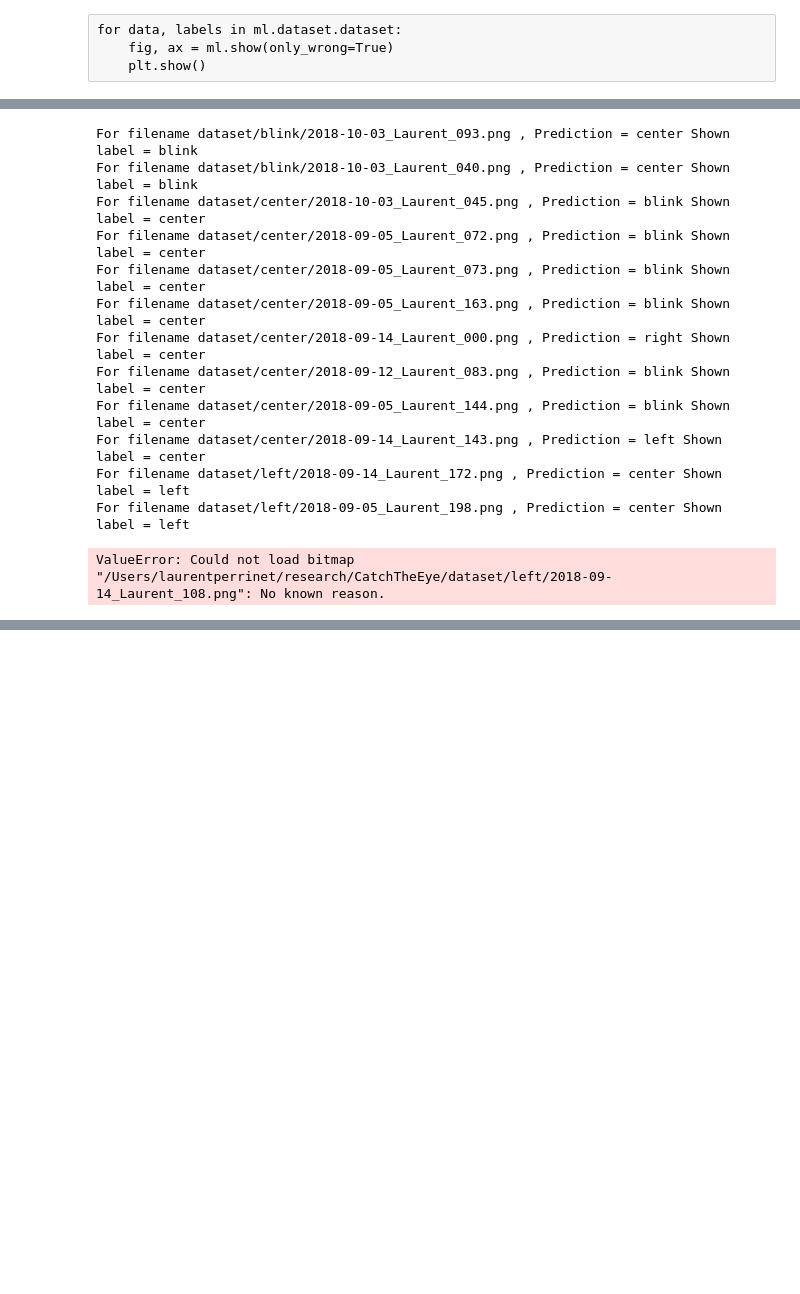
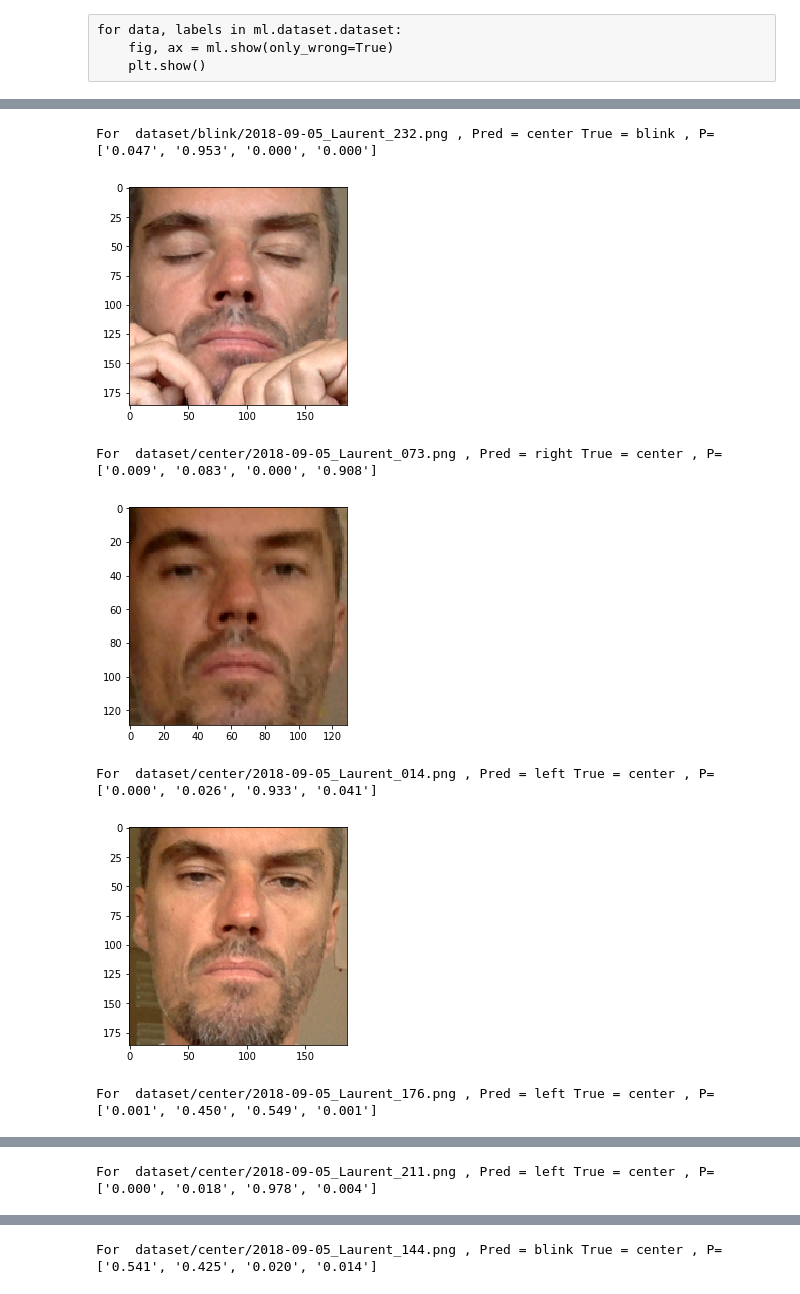
Before and after one commit to laurentperrinet/CatchTheEye, a Jupyter notebook: B_training the model.ipynb, the cells around one changed output, grey strips where cells are left out. Drawn from its saved outputs; the diff is of its cells as text; code cells hidden in the pictures; blank space fills up the shorter version.

```diff
--- a/B_training the model.ipynb
+++ b/B_training the model.ipynb
@@ -127,9 +129,3 @@ from gaze import init
 epochs = 400
 args = init(verbose=0, epochs=epochs)
 path = '_Regard_400.pt'
-# %%
-from gaze import init
-epochs = 140
-args = init(verbose=1, epochs=epochs)
-print('Parameters=', args)
-path = '_Regard_dropout.pt'
@@ -180,27 +174,23 @@ for data, labels in ml.dataset.dataset:
 # %%
 import time
 from gaze import FaceExtractor
 FE = FaceExtractor()
 timings = []
 for target in d.classes:
     for filename in glob.glob(os.path.join(datapath, target) + '/*.png'):
         frame = imageio.imread(filename)
         img_face = FE.face_extractor(frame)
         pred = ml.classify(img_face, ml.dataset.test_transform)
         pred_label = ml.dataset.dataset.classes[pred.argmax()]
         if not pred_label == target:
-            print('For filename', filename, ', Prediction =', pred_label, 'Shown label =', target)
+            print('For ', filename, ', Pred =', pred_label, 'True =', target, ', P=', ['%.3f' % p for p in pred])
+            plt.imshow(img_face)
+            plt.show()
 # %% [output]
-For filename dataset/blink/2018-10-03_Laurent_093.png , Prediction = center Shown label = blink
-For filename dataset/blink/2018-10-03_Laurent_040.png , Prediction = center Shown label = blink
-For filename dataset/center/2018-10-03_Laurent_045.png , Prediction = blink Shown label = center
-For filename dataset/center/2018-09-05_Laurent_072.png , Prediction = blink Shown label = center
-For filename dataset/center/2018-09-05_Laurent_073.png , Prediction = blink Shown label = center
-For filename dataset/center/2018-09-05_Laurent_163.png , Prediction = blink Shown label = center
-For filename dataset/center/2018-09-14_Laurent_000.png , Prediction = right Shown label = center
-For filename dataset/center/2018-09-12_Laurent_083.png , Prediction = blink Shown label = center
-For filename dataset/center/2018-09-05_Laurent_144.png , Prediction = blink Shown label = center
-For filename dataset/center/2018-09-14_Laurent_143.png , Prediction = left Shown label = center
-For filename dataset/left/2018-09-14_Laurent_172.png , Prediction = center Shown label = left
-For filename dataset/left/2018-09-05_Laurent_198.png , Prediction = center Shown label = left
+For  dataset/blink/2018-09-05_Laurent_232.png , Pred = center True = blink , P= ['0.047', '0.953', '0.000', '0.000']
+[figure, added]
-ValueError: Could not load bitmap "/Users/laurentperrinet/research/CatchTheEye/dataset/left/2018-09-14_Laurent_108.png": No known reason.
+For  dataset/center/2018-09-05_Laurent_073.png , Pred = right True = center , P= ['0.009', '0.083', '0.000', '0.908']
+[figure, added]
+For  dataset/center/2018-09-05_Laurent_014.png , Pred = left True = center , P= ['0.000', '0.026', '0.933', '0.041']
+[figure, added]
+For  dataset/center/2018-09-05_Laurent_176.png , Pred = left True = center , P= ['0.001', '0.450', '0.549', '0.001']
@@ -206,0 +198 @@ ValueError: Could not load bitmap "/Users/laurentperrinet/research/CatchTheEye/d
+For  dataset/center/2018-09-05_Laurent_211.png , Pred = left True = center , P= ['0.000', '0.018', '0.978', '0.004']
@@ -206,0 +200 @@ ValueError: Could not load bitmap "/Users/laurentperrinet/research/CatchTheEye/d
+For  dataset/center/2018-09-05_Laurent_144.png , Pred = blink True = center , P= ['0.541', '0.425', '0.020', '0.014']
```
Also changed, not shown: parts of 14 cells of this notebook, 8 other files.
